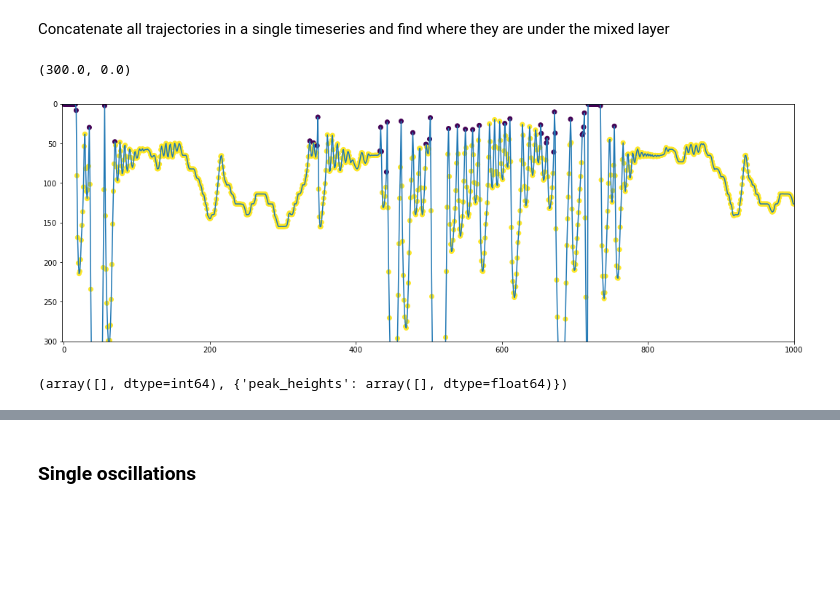
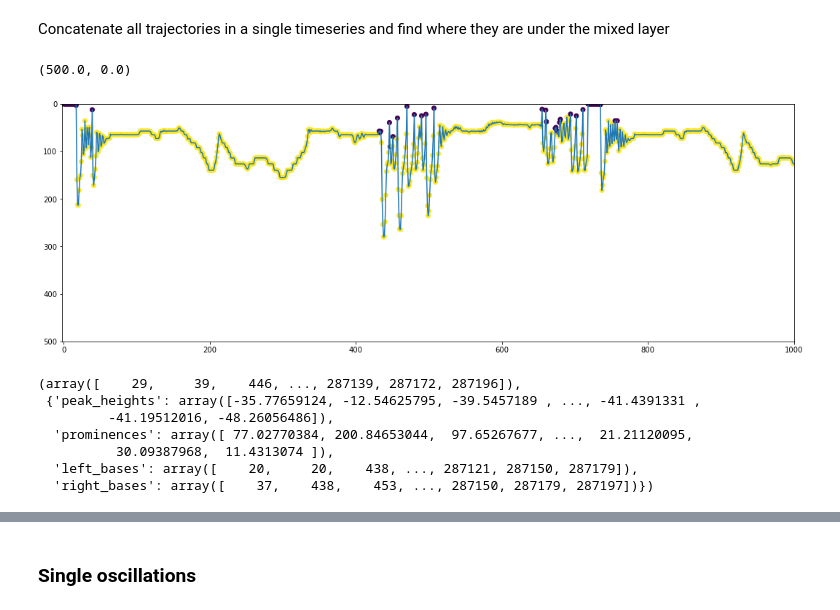
Before and after one commit to OceanParcels/biofouling_3dtransport_2, a Jupyter notebook: Analysis/Oscillations.ipynb, the cells around one changed output, grey strips where cells are left out. Cells and saved outputs as stored; diff of their text form; code cells hidden in the pictures; blank space fills up the shorter version.

```diff
--- a/Analysis/Oscillations.ipynb
+++ b/Analysis/Oscillations.ipynb
@@ -46,4 +49,4 @@ proc = 'bfnoadv'
 # %%
-filename = datadir+'regional_'+region+'_'+proc+'_Jan_2004_'+res+'res_'+mixing+'mixing_'+grazing+'_grazing_'+str(diss)[2:]+'diss_'+str(rho_bf)+'rhobf_'+str(rho_fr)+'rhofr_'+str(runtime)+'days_'+str(dt)+'dtsecs_'+str(outputdt)+'hrsoutdt.nc'
+filename = datadir+'regional_'+region+'_'+proc+'_'+season+'_2004_'+res+'res_'+mixing+'mixing_'+grazing+'_grazing_'+str(diss)[2:]+'diss_'+str(rho_bf)+'rhobf_'+str(rho_fr)+'rhofr_'+str(runtime)+'days_'+str(dt)+'dtsecs_'+str(outputdt)+'hrsoutdt.nc'
 ds = xr.open_dataset(filename)
 # %%
@@ -58,4 +61,7 @@ plotting every 8 particles
 # %% [markdown]
 #### Calculating mean MLD
+# %%
+ds = ds.isel(obs=slice(0,440))
 # %%
 mld = np.mean(np.divide(ds['z'],ds['mld']),axis=0)
+ds['days'] = (['traj','obs'],(ds['time'][:,:].T.values-ds['time'][:,0].T.values).T.astype(np.float64)/86400/1e9)
@@ -334,5 +408,5 @@ plt.show()
 # %%
-r = 20
+r = 23
 # %% [markdown]
 Concatenate all trajectories in a single timeseries and find where they are under the mixed layer
 # %%
@@ -342,18 +416,24 @@ mld_bool = mld > 1
 # %%
 L_series = 128391
 
 fig = plt.figure(figsize=(18,6))
 ax=plt.axes()
 ax.plot(np.linspace(0,len(timeseries),len(timeseries))[:L_series],timeseries[:L_series])
 ax.scatter(np.linspace(0,len(timeseries),len(timeseries))[:L_series],timeseries[:L_series],c=mld_bool[:L_series])
 ax.set_xlim(-2,1000)
-ax.set_ylim(300, 0)
+ax.set_ylim(500, 0)
 # %% [output]
-(300.0, 0.0)
+(500.0, 0.0)
-[figure, old version]
+[figure, new version]
 # %%
-minima = find_peaks(-timeseries, height=-0.5)
+minima = find_peaks(-timeseries, height=(-50,0), distance=10, prominence=2)
 minima
 # %% [output]
-(array([], dtype=int64), {'peak_heights': array([], dtype=float64)})
+(array([    29,     39,    446, ..., 287139, 287172, 287196]),
+ {'peak_heights': array([-35.77659124, -12.54625795, -39.5457189 , ..., -41.4391331 ,
+         -41.19512016, -48.26056486]),
+  'prominences': array([ 77.02770384, 200.84653044,  97.65267677, ...,  21.21120095,
+          30.09387968,  11.4313074 ]),
+  'left_bases': array([    20,     20,    438, ..., 287121, 287150, 287179]),
+  'right_bases': array([    37,    438,    453, ..., 287150, 287179, 287197])})
 # %%
```
Also changed, not shown: parts of 39 cells of this notebook, 10 other files.
